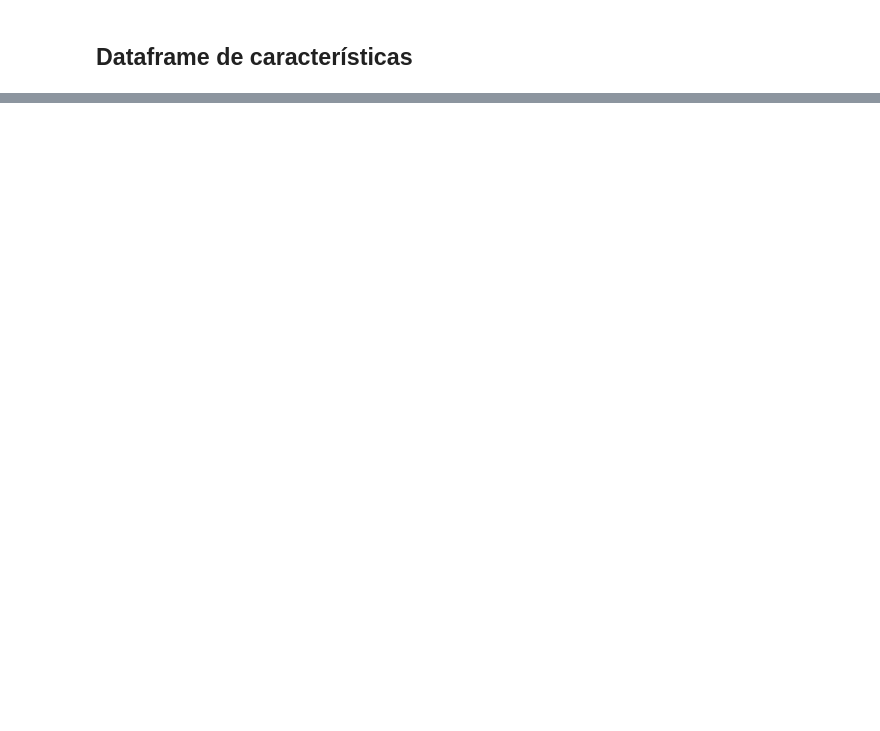
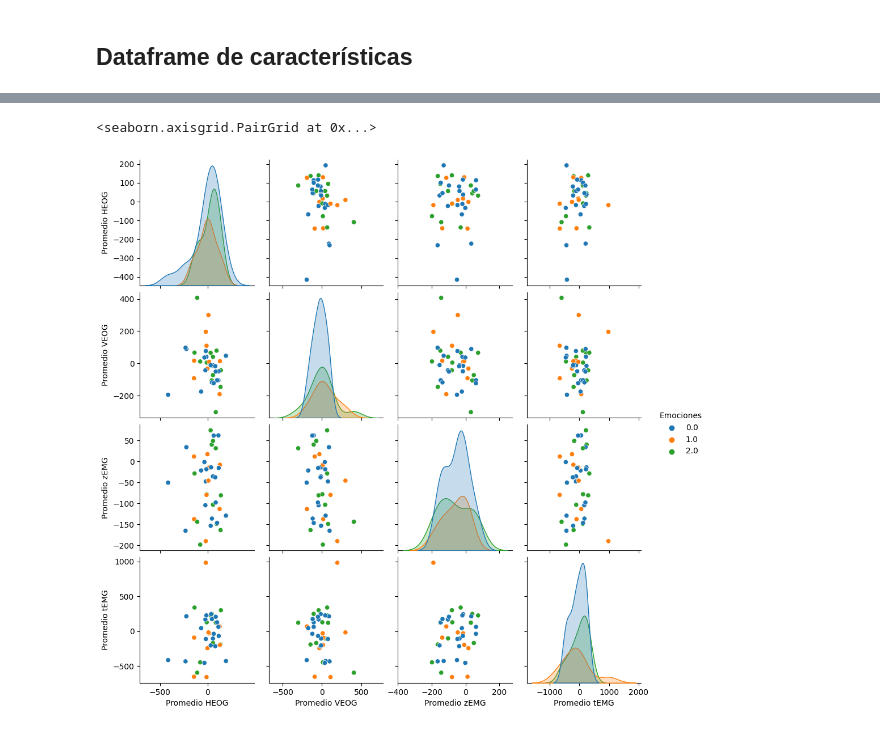
Before and after one commit to Carojzr/Miniproyecto1, a Jupyter notebook: Mini_proyec1.ipynb, the cells around one changed output, grey strips where cells are left out. Saved outputs shown, nothing was run; the diff lists cells and outputs as text; code cells hidden in the pictures; blank space fills up the shorter version.

```diff
--- a/Mini_proyec1.ipynb
+++ b/Mini_proyec1.ipynb
@@ -520,2 +506,27 @@ SyntaxError: ignored
 # %% [markdown]
 ## Dataframe de características
+# %%
+nombre = ['Promedio GSR', 'Proporción muestras negativas GSR', 'Potencia 1 GSR', 'Potencia 2 GSR', 'Potencia 3 GSR', 'Potencia 4 GSR', 'Potencia 5 GSR', 'Potencia 6 GSR',
+          'Potencia 7 GSR', 'Potencia 8 GSR', 'Potencia 9 GSR', 'Potencia 10 GSR', 'Freq 1 GSR', 'Freq 2 GSR', 'Freq 3 GSR', 'Freq 4 GSR', 'Freq 5 GSR', 'Freq 6 GSR',
+          'Freq 7 GSR', 'Freq 8 GSR', 'Freq 9 GSR', 'Freq 10 GSR', 'Promedio PS', 'Desviación E PS', 'Relación Energía PS', 'Promedio Resp', 'Desviación E Resp', 'Potencia 1 Resp',
+          'Potencia 2 Resp', 'Potencia 3 Resp', 'Potencia 4 Resp', 'Potencia 5 Resp', 'Potencia 6 Resp', 'Potencia 7 Resp', 'Potencia 8 Resp', 'Potencia 9 Resp', 'Potencia 10 Resp',
+          'Freq 1 Resp', 'Freq 2 Resp', 'Freq 3 Resp', 'Freq 4 Resp', 'Freq 5 Resp', 'Freq 6 Resp', 'Freq 7 Resp', 'Freq 8 Resp', 'Freq 9 Resp', 'Freq 10 Resp',
+          'Promedio Skin', 'Promedio Derivada Skin', 'Potencial espectral Skin [0-0.1]', 'Potencial espectral Skin [0.1-0.2]', 'Promedio HEOG', 'Desviación HEOG', 'Energía HEOG',
+          'Promedio VEOG', 'Desviación VEOG', 'Energía VEOG', 'Promedio zEMG', 'Desviación zEMG', 'Energía zEMG', 'Promedio tEMG', 'Desviación tEMG', 'Energía tEMG',
+          'Pot Alpha O1', 'Pot Beta O1', 'Pote Gamma O1', 'Pot Alpha O2', 'Pot Beta O2', 'Pote Gamma O2', 'Pot Alpha C3', 'Pot Beta C3', 'Pote Gamma C3',
+          'Pot Alpha C4', 'Pot Beta C4', 'Pote Gamma C4', 'Pot Alpha F7', 'Pot Beta F7', 'Pote Gamma F7', 'Pot Alpha F8', 'Pot Beta F8', 'Pote Gamma F8',
+          'Pot Alpha T7', 'Pot Beta T7', 'Pote Gamma T7', 'Pot Alpha T8', 'Pot Beta T8', 'Pote Gamma T8', 'Pot Alpha P3', 'Pot Beta P3', 'Pote Gamma P3',
+          'Pot Alpha P4', 'Pot Beta P4', 'Pote Gamma P4']
+
+vectorC = np.hstack([vectorGSR, vectorBlood, vectorResp, vectorSkin, vectorHEOG, vectorVEOG, vectorzEMG, vectortEMG, vectorEEG_O1, vectorEEG_O2, vectorEEG_C3, vectorEEG_C4,
+                    vectorEEG_F7, vectorEEG_F8, vectorEEG_T7, vectorEEG_T8, vectorEEG_P3, vectorEEG_P4])
+
+dataCaracteristicas = pd.DataFrame(vectorC)
+dataCaracteristicas.columns = nombre
+# %%
+emociones = np.vstack([np.array(emocionP1), np.array(emocionP2), np.array(emocionP3), np.array(emocionP4)])
+emociones = emociones.ravel()
+
+dataCaracteristicas['Emociones'] = emociones
+dataCaracteristicas['Emociones'] = dataCaracteristicas['Emociones'].astype('category')
+dataCaracteristicas
@@ -521,0 +556,7 @@ SyntaxError: ignored
+# %%
+newDataC = dataCaracteristicas.loc[0:39, ['Promedio HEOG', 'Promedio VEOG', 'Promedio zEMG', 'Promedio tEMG', 'Emociones']]
+
+sns.pairplot(newDataC, hue ='Emociones')
+# %% [output]
+<seaborn.axisgrid.PairGrid at 0x...>
+[figure, added]
```
Also changed, not shown: parts of 16 cells of this notebook.
